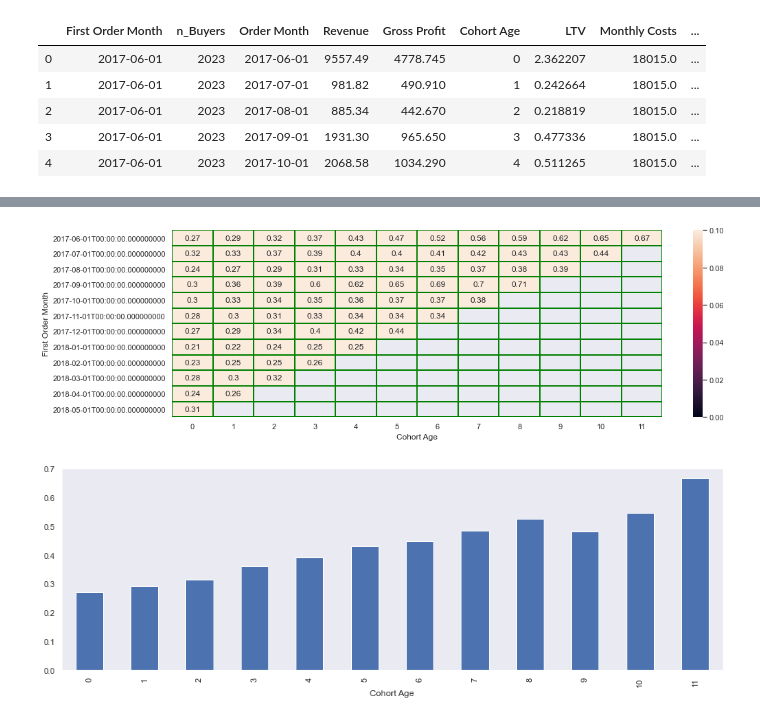
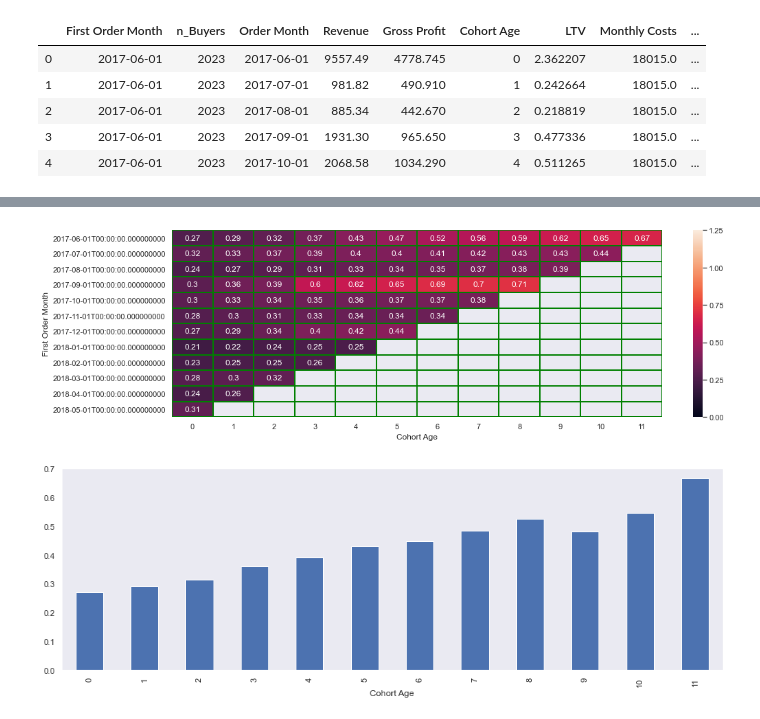
Before and after one commit to asicmicprj/Afisha_analytics, a Jupyter notebook: Afisha_analytics_v0.0.1.ipynb, the cells around one changed output, grey strips where cells are left out. Saved outputs shown, nothing was run; the diff lists cells and outputs as text; code cells hidden in the pictures.

```diff
--- a/Afisha_analytics_v0.0.1.ipynb
+++ b/Afisha_analytics_v0.0.1.ipynb
@@ -1123,18 +1148,18 @@ results_pivot.cumsum(axis=1)
 # %%
 sns.set(style='dark')
 plt.figure(figsize=(16,5))
 sns.heatmap(
     results_pivot.cumsum(axis=1),
     annot=True,
     #fmt='d',
     linewidth=1,
     linecolor='green',
-    vmax=0.1,
+    vmax=1.25,
     vmin=0
 )
 plt.show()
 # %% [output]
-[figure, old version]
+[figure, new version]
 # %%
 results_pivot.cumsum(axis=1).mean(axis=0).plot(x='Cohort Age', kind='bar', figsize=(16,5))
 plt.show()
```
Also changed, not shown: parts of 8 cells of this notebook.
